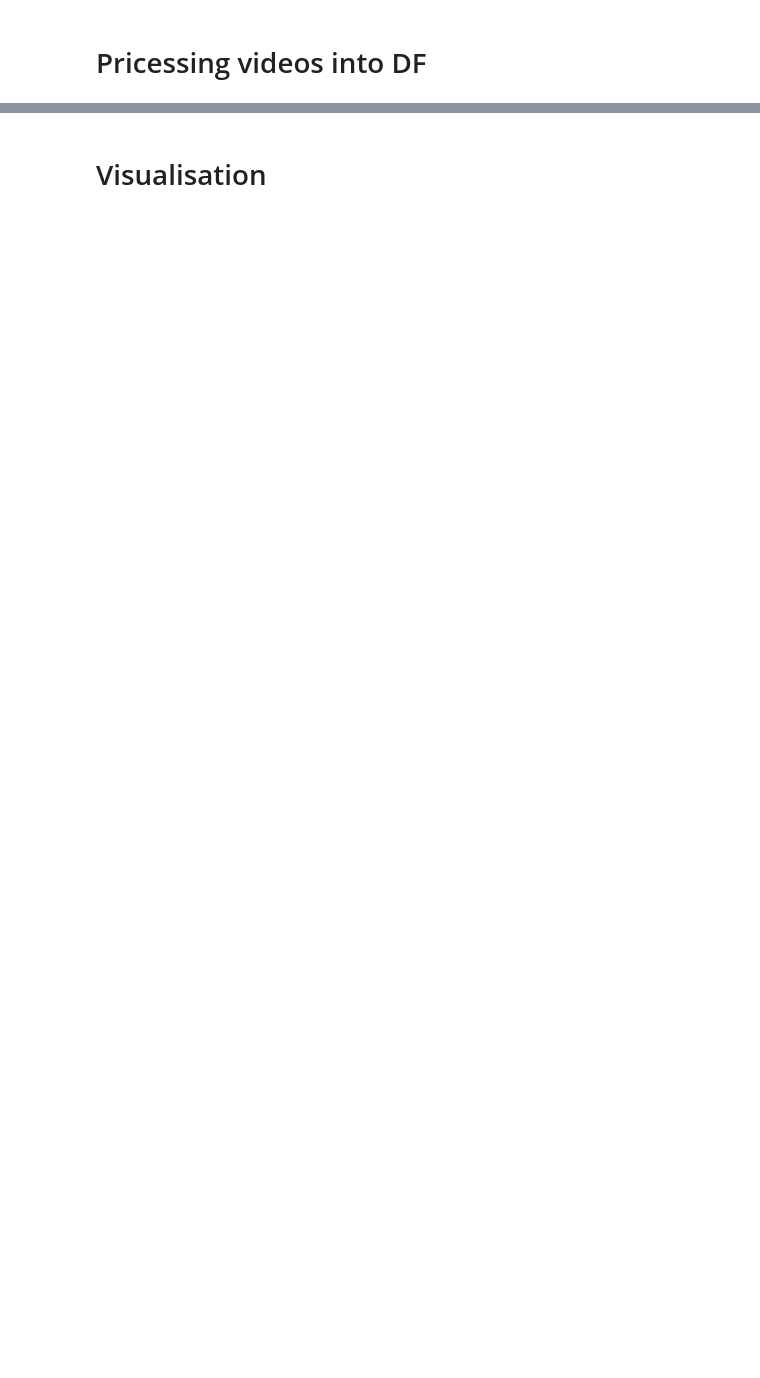
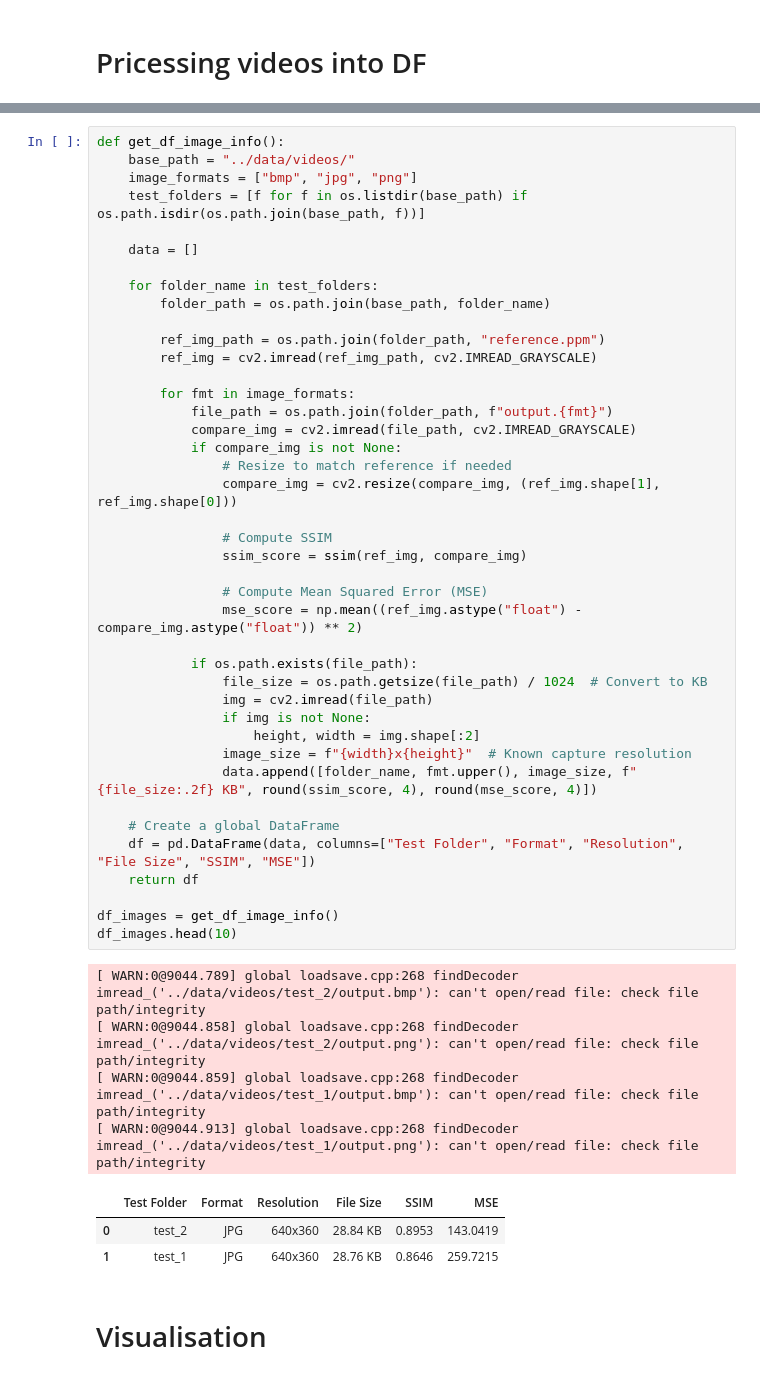
Before and after one commit to WellKnownDedication/video-and-image-proccessing, a Jupyter notebook: src/Video Processing.ipynb, the cells around one changed output, grey strips where cells are left out. Saved outputs shown, nothing was run; the diff lists cells and outputs as text; blank space fills up the shorter version.

```diff
--- a/src/Video Processing.ipynb
+++ b/src/Video Processing.ipynb
@@ -147,2 +151,51 @@ df.head(10)
+# %%
+def get_df_image_info():
+    base_path = "../data/videos/"
+    image_formats = ["bmp", "jpg", "png"]
+    test_folders = [f for f in os.listdir(base_path) if os.path.isdir(os.path.join(base_path, f))]
+
+    data = []
+
+    for folder_name in test_folders:
+        folder_path = os.path.join(base_path, folder_name)
+
+        ref_img_path = os.path.join(folder_path, "reference.ppm")
+        ref_img = cv2.imread(ref_img_path, cv2.IMREAD_GRAYSCALE)
+
+        for fmt in image_formats:
+            file_path = os.path.join(folder_path, f"output.{fmt}")
+            compare_img = cv2.imread(file_path, cv2.IMREAD_GRAYSCALE)
+            if compare_img is not None:
+                # Resize to match reference if needed
+                compare_img = cv2.resize(compare_img, (ref_img.shape[1], ref_img.shape[0]))
+
+                # Compute SSIM
+                ssim_score = ssim(ref_img, compare_img)
+
+                # Compute Mean Squared Error (MSE)
+                mse_score = np.mean((ref_img.astype("float") - compare_img.astype("float")) ** 2)
+
+            if os.path.exists(file_path):
+                file_size = os.path.getsize(file_path) / 1024  # Convert to KB
+                img = cv2.imread(file_path)
+                if img is not None:
+                    height, width = img.shape[:2]
+                image_size = f"{width}x{height}"  # Known capture resolution
+                data.append([folder_name, fmt.upper(), image_size, f"{file_size:.2f} KB", round(ssim_score, 4), round(mse_score, 4)])
+
+    # Create a global DataFrame
+    df = pd.DataFrame(data, columns=["Test Folder", "Format", "Resolution", "File Size", "SSIM", "MSE"])
+    return df
+
+df_images = get_df_image_info()
+df_images.head(10)
+# %% [output]
+[ WARN:0@9044.789] global loadsave.cpp:268 findDecoder imread_('../data/videos/test_2/output.bmp'): can't open/read file: check file path/integrity
+[ WARN:0@9044.858] global loadsave.cpp:268 findDecoder imread_('../data/videos/test_2/output.png'): can't open/read file: check file path/integrity
+[ WARN:0@9044.859] global loadsave.cpp:268 findDecoder imread_('../data/videos/test_1/output.bmp'): can't open/read file: check file path/integrity
+[ WARN:0@9044.913] global loadsave.cpp:268 findDecoder imread_('../data/videos/test_1/output.png'): can't open/read file: check file path/integrity
+|  | Test Folder | Format | Resolution | File Size | SSIM | MSE |
+| 0 | test_2 | JPG | 640x360 | 28.84 KB | 0.8953 | 143.0419 |
+| 1 | test_1 | JPG | 640x360 | 28.76 KB | 0.8646 | 259.7215 |
 # %% [markdown]
 # Visualisation
```
Also changed, not shown: parts of 6 cells of this notebook, 2 other files.
